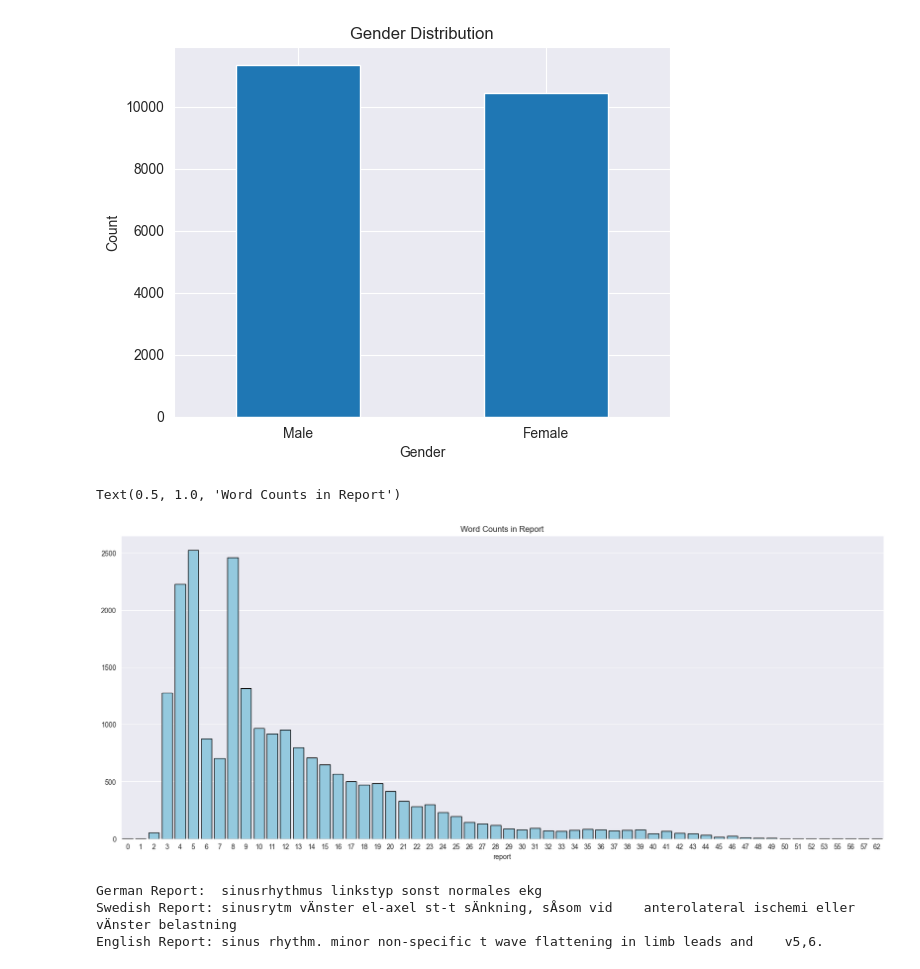
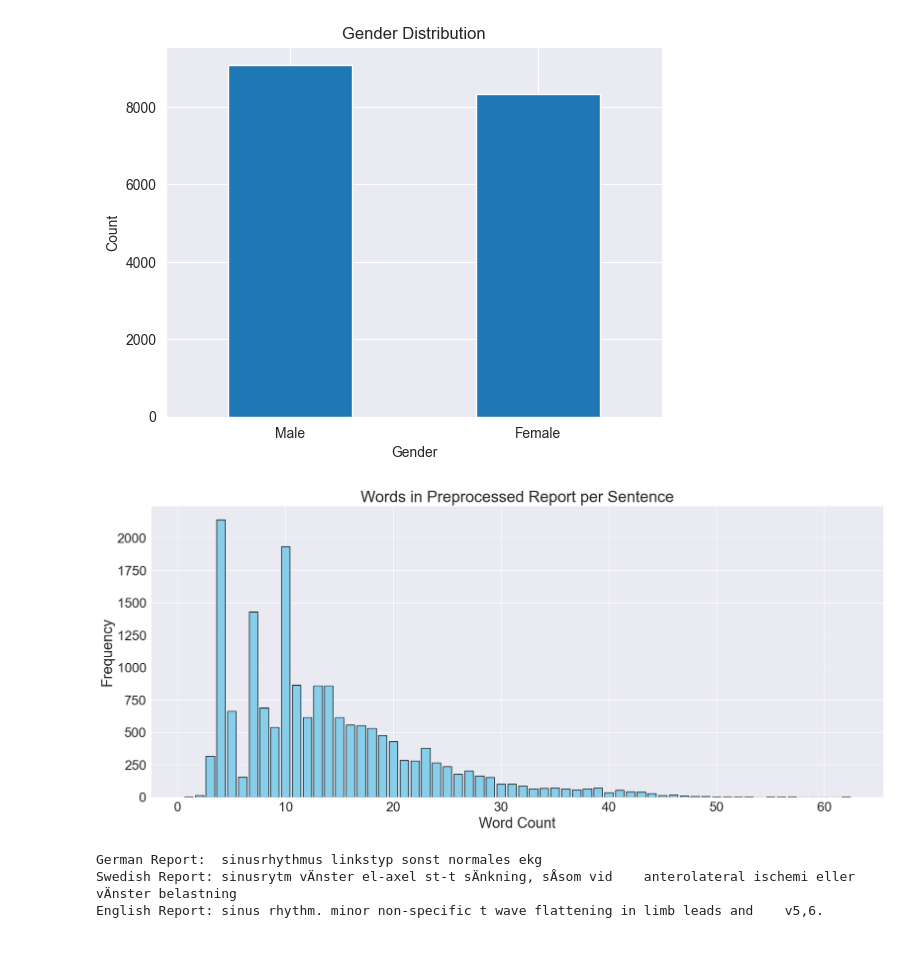
Before and after one commit to RinoG/ecg-to-text, a Jupyter notebook: notebooks/02_data_visualization.ipynb, the cells around one changed output. Drawn from its saved outputs; the diff is of its cells as text; code cells hidden in the pictures.

```diff
--- a/notebooks/02_data_visualization.ipynb
+++ b/notebooks/02_data_visualization.ipynb
@@ -11,7 +11,7 @@ warnings.filterwarnings('ignore')
 # %%
 os.chdir('..')
 # %%
-data = pd.read_csv('data_ptb-xl/ptbxl_database.csv')
+data = pd.read_csv('data_ptb-xl/train.csv')
 data.head()
 # %% [output]
 |  | ecg_id | patient_id | age | sex | height | weight | nurse | site | device | recording_date | ... |
@@ -41,17 +45,25 @@ plt.xticks(ticks=[0, 1], labels=['Male', 'Female'], rotation=0)
 
 plt.show()
 # %% [output]
-[figure, old version]
+[figure, new version]
 # %%
-word_counts = data['report'].apply(lambda x: len(str(x).split()))
+word_counts = data['preprocessed_report'].apply(lambda x: len(str(x).split()))
+
+max_count = word_counts.max()
 word_count_frequency = word_counts.value_counts().sort_index()
+full_range_index = np.arange(1, max_count + 1)
+full_word_count_frequency = word_count_frequency.reindex(full_range_index, fill_value=0)
 
 plt.figure(figsize=(20, 8))
-sns.barplot(x=word_count_frequency.index, y=word_count_frequency.values, color='skyblue', edgecolor='black')
-plt.title('Word Counts in Report')
+plt.bar(full_word_count_frequency.index, full_word_count_frequency.values, color='skyblue', edgecolor='black')
+plt.title('Words in Preprocessed Report per Sentence', fontsize=24)
+plt.xlabel('Word Count', fontsize=22)
+plt.ylabel('Frequency', fontsize=22)
+plt.xticks(fontsize=20)
+plt.yticks(fontsize=20)
+plt.show()
 # %% [output]
-Text(0.5, 1.0, 'Word Counts in Report')
-[figure, old version]
+[figure, new version]
 # %%
 print(f"German Report:  {data.loc[data['ecg_id'] == 97].report.values[0]}")
 print(f"Swedish Report: {data.loc[data['ecg_id'] == 168].report.values[0]}")
```
Also changed, not shown: parts of 13 cells of this notebook.
